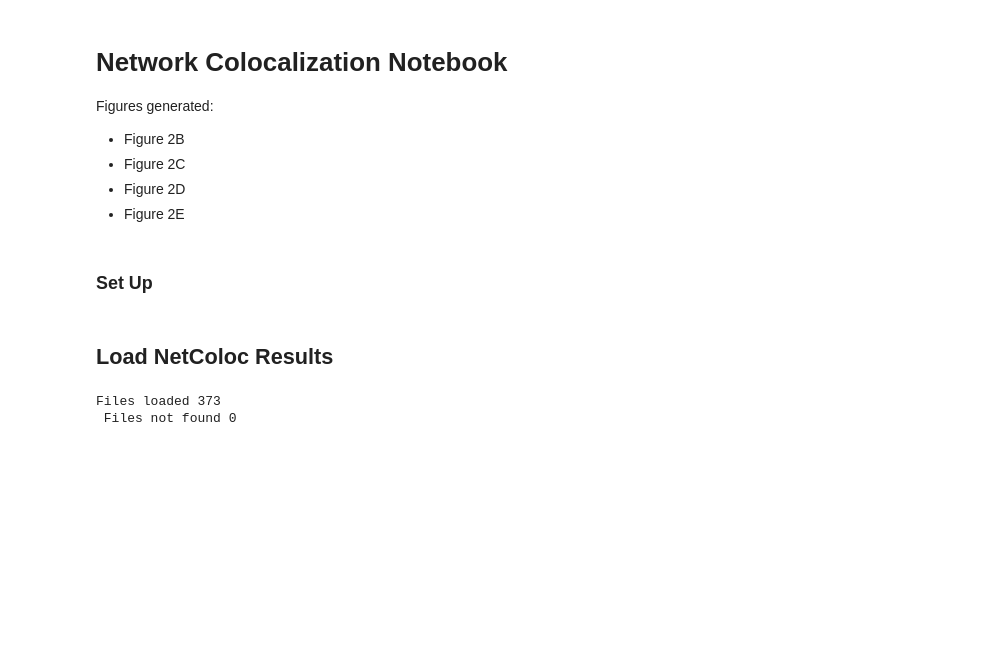
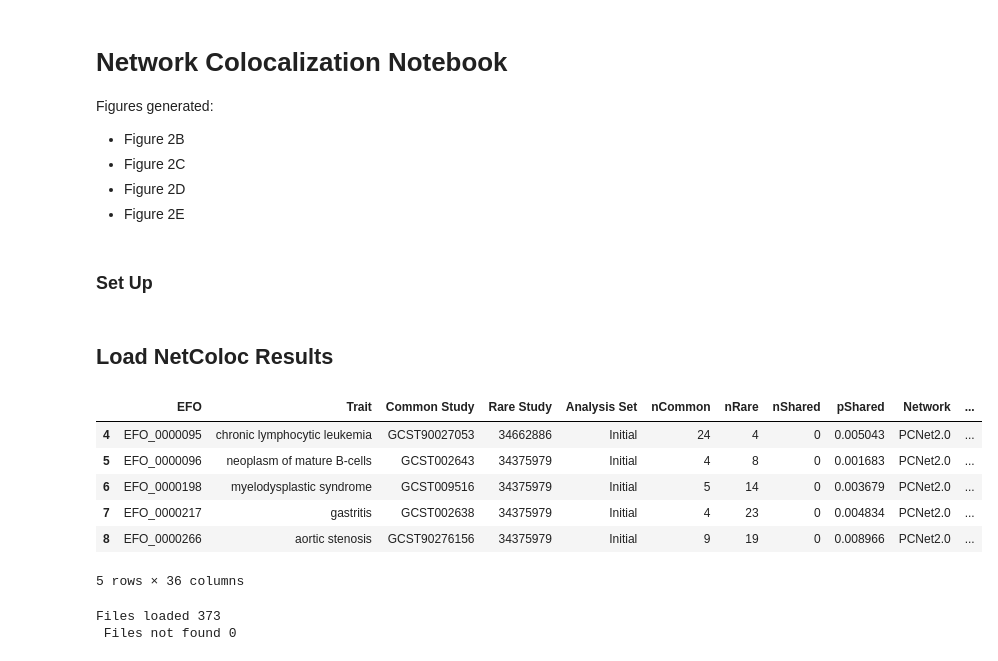
Before and after one commit to sarah-n-wright/CARVA, a Jupyter notebook: Notebooks/2_NetworkColocalization.ipynb, the cells around one changed output. Saved outputs shown, nothing was run; the diff lists cells and outputs as text; code cells hidden in the pictures; blank space fills up the shorter version.

```diff
--- a/Notebooks/2_NetworkColocalization.ipynb
+++ b/Notebooks/2_NetworkColocalization.ipynb
@@ -68,8 +66,26 @@ def map_trait_code(code):
     if oba is not None:
         return oba
     return None
+# %%
+def get_trait_pair(df):
+    df['trait_pair'] = df['Rare Study'].astype(int).astype(str) + '_' + df['EFO'] +'_' +df['Common Study'] +'_'+ df['EFO']
+    return df
 # %% [markdown]
 ## Load NetColoc Results
+# %%
+coloc_df = pd.read_csv(os.path.join(datadir, 'outputs/STable2.tsv'), sep='\t')
+coloc_df = get_trait_pair(coloc_df)
+df = coloc_df[coloc_df['Analysis Set']=='Initial'].copy()
+# %%
+df['StudyC']
+# %% [output]
+|  | EFO | Trait | Common Study | Rare Study | Analysis Set | nCommon | nRare | nShared | pShared | Network | ... |
+| 4 | EFO_0000095 | chronic lymphocytic leukemia | GCST90027053 | 34662886 | Initial | 24 | 4 | 0 | 0.005043 | PCNet2.0 | ... |
+| 5 | EFO_0000096 | neoplasm of mature B-cells | GCST002643 | 34375979 | Initial | 4 | 8 | 0 | 0.001683 | PCNet2.0 | ... |
+| 6 | EFO_0000198 | myelodysplastic syndrome | GCST009516 | 34375979 | Initial | 5 | 14 | 0 | 0.003679 | PCNet2.0 | ... |
+| 7 | EFO_0000217 | gastritis | GCST002638 | 34375979 | Initial | 4 | 23 | 0 | 0.004834 | PCNet2.0 | ... |
+| 8 | EFO_0000266 | aortic stenosis | GCST90276156 | 34375979 | Initial | 9 | 19 | 0 | 0.008966 | PCNet2.0 | ... |
+5 rows × 36 columns
 # %%
 def load_files_from_list(outdir, job_id):
     with open(os.path.join(outdir, f'{job_id}.files'), 'r') as f:
```
Also changed, not shown: parts of 28 cells of this notebook, 6 other files.
